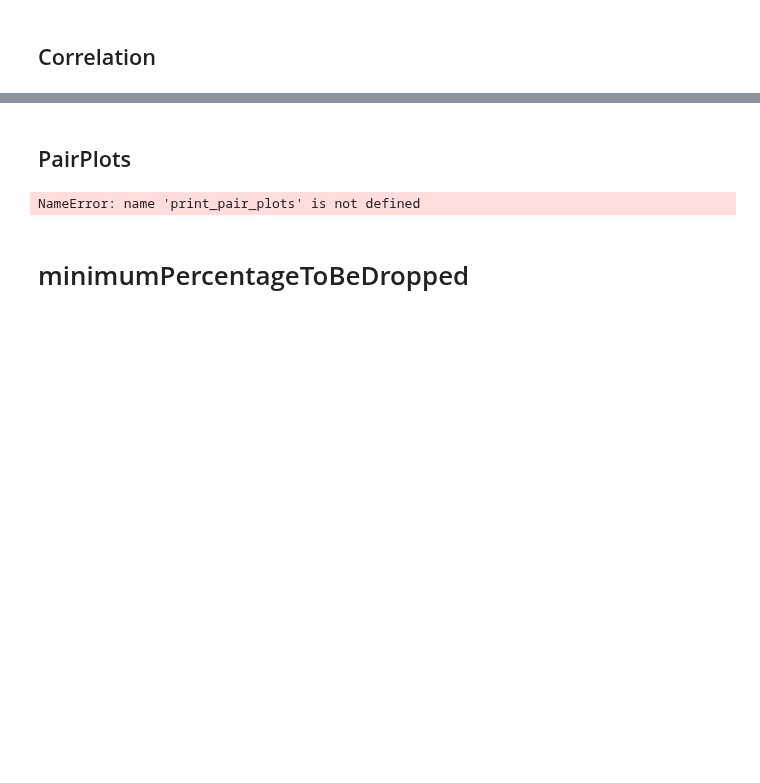
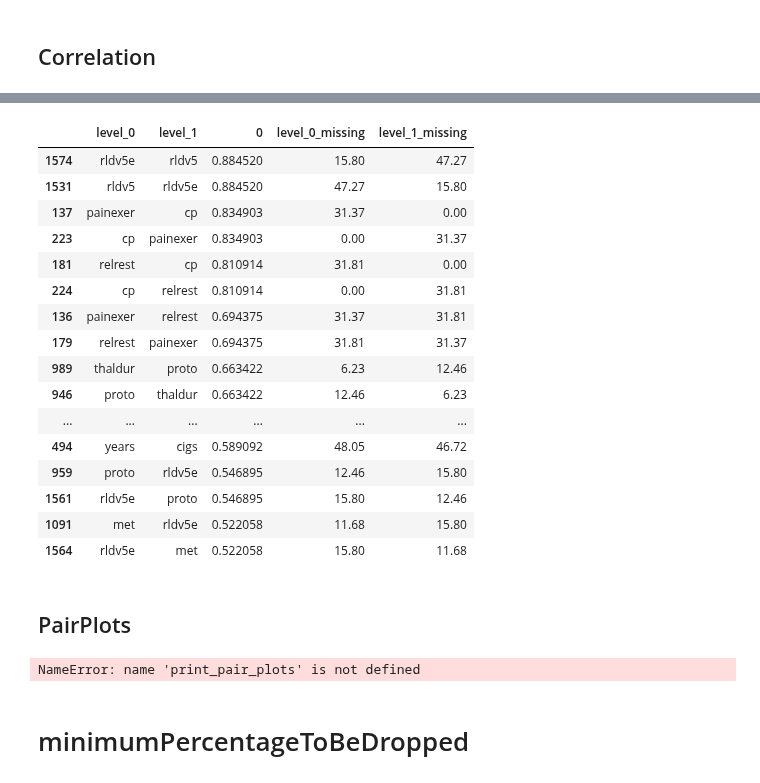
Before and after one commit to FinnHuelsbusch/UniMannheim-DataMining, a Jupyter notebook: Analyse.ipynb, the cells around one changed output, grey strips where cells are left out. Drawn from its saved outputs; the diff is of its cells as text; code cells hidden in the pictures; blank space fills up the shorter version.

```diff
--- a/Analyse.ipynb
+++ b/Analyse.ipynb
@@ -159,3 +159,31 @@ for dataset in datasets:
+# %%
+percentage_missing = ((df.isna().sum()/len(df)*100).round(2)).to_dict()
+# %%
+unstacked_corr = df.corr().unstack().abs()
+#index = pd.MultiIndex.from_tuples(tuples)
+unstacked_corr = unstacked_corr.reset_index()
+unstacked_corr = unstacked_corr[unstacked_corr['level_0'] != unstacked_corr['level_1']]
+unstacked_corr['level_0_missing'] = [percentage_missing[x] for x in unstacked_corr['level_0']]
+unstacked_corr['level_1_missing'] = [percentage_missing[x] for x in unstacked_corr['level_1']]
+unstacked_corr[(unstacked_corr[0] > 0.5) & (unstacked_corr['level_0_missing'] < 50) & (unstacked_corr['level_1_missing'] < 50)].sort_values(by=0, ascending=False)
+# %% [output]
+|  | level_0 | level_1 | 0 | level_0_missing | level_1_missing |
+| 1574 | rldv5e | rldv5 | 0.884520 | 15.80 | 47.27 |
+| 1531 | rldv5 | rldv5e | 0.884520 | 47.27 | 15.80 |
+| 137 | painexer | cp | 0.834903 | 31.37 | 0.00 |
+| 223 | cp | painexer | 0.834903 | 0.00 | 31.37 |
+| 181 | relrest | cp | 0.810914 | 31.81 | 0.00 |
+| 224 | cp | relrest | 0.810914 | 0.00 | 31.81 |
+| 136 | painexer | relrest | 0.694375 | 31.37 | 31.81 |
+| 179 | relrest | painexer | 0.694375 | 31.81 | 31.37 |
+| 989 | thaldur | proto | 0.663422 | 6.23 | 12.46 |
+| 946 | proto | thaldur | 0.663422 | 12.46 | 6.23 |
+| ... | ... | ... | ... | ... | ... |
+| 494 | years | cigs | 0.589092 | 48.05 | 46.72 |
+| 959 | proto | rldv5e | 0.546895 | 12.46 | 15.80 |
+| 1561 | rldv5e | proto | 0.546895 | 15.80 | 12.46 |
+| 1091 | met | rldv5e | 0.522058 | 11.68 | 15.80 |
+| 1564 | rldv5e | met | 0.522058 | 15.80 | 11.68 |
 # %% [markdown]
 ## PairPlots
 # %%
```
Also changed, not shown: parts of 3 cells of this notebook.
